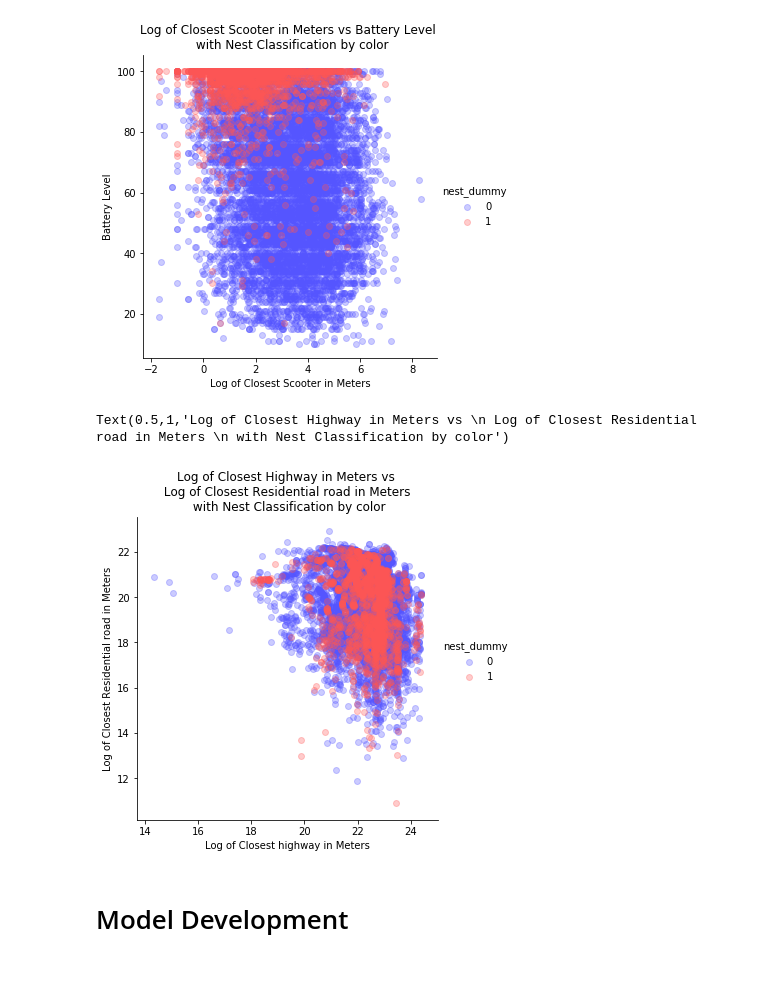
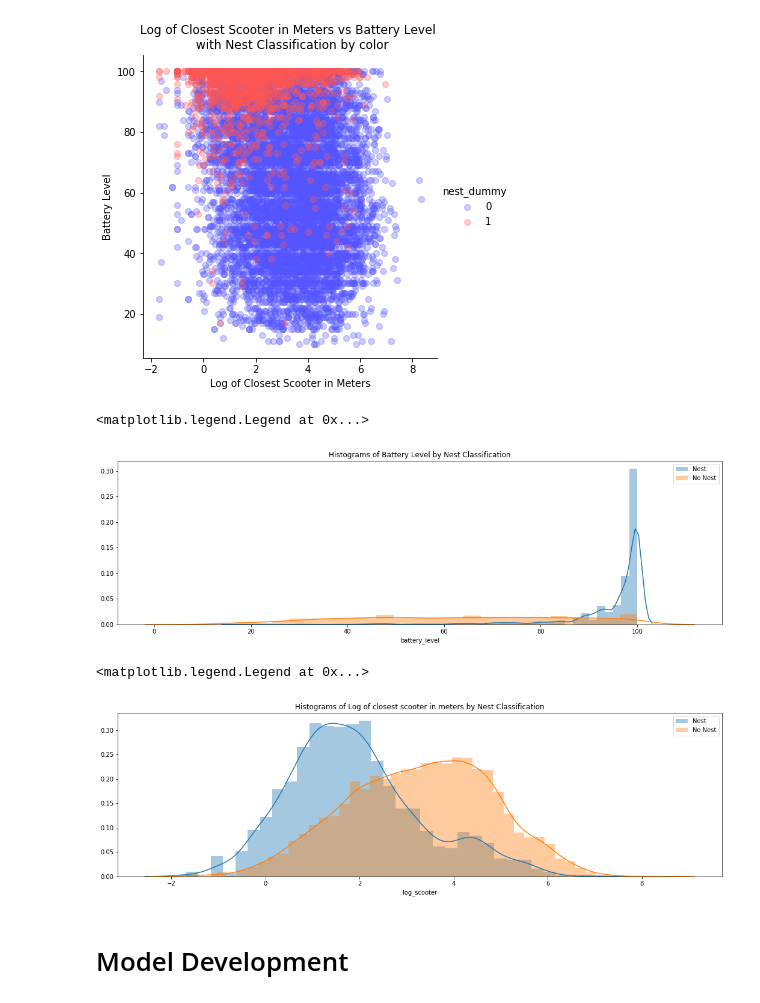
Before and after one commit to perryrjohnson/Bird_DS, a Jupyter notebook: Visualizations/external_notebook.ipynb, the cells around one changed output. Cells and saved outputs as stored; diff of their text form; code cells hidden in the pictures; blank space fills up the shorter version.

```diff
--- a/Visualizations/external_notebook.ipynb
+++ b/Visualizations/external_notebook.ipynb
@@ -283,19 +291,35 @@ plt.title('Log of Closest Scooter in Meters vs Battery Level \n with Nest Classi
 # %% [output]
 Text(0.5,1,'Log of Closest Scooter in Meters vs Battery Level \n with Nest Classification by color')
 [figure]
-# %%
-sns.lmplot(x = 'log_highway', y = 'log_residential',
-           data = data,
-           hue = "nest_dummy",
-           palette="seismic",
-           scatter_kws={'alpha':0.3},
-           fit_reg = False)
-plt.xlabel('Log of Closest highway in Meters')
-plt.ylabel('Log of Closest Residential road in Meters')
-plt.title('Log of Closest Highway in Meters vs \n Log of Closest Residential road in Meters \n with Nest Classification by color')
-# %% [output]
-Text(0.5,1,'Log of Closest Highway in Meters vs \n Log of Closest Residential road in Meters \n with Nest Classification by color')
-[figure, removed]
+# %%
+fig, (ax15) = plt.subplots(1, 1, figsize=(18, 5))
+
+nest = data['battery_level'][data['nest_dummy'] == 1]
+no_nest = data['battery_level'][data['nest_dummy'] == 0]
+
+sns.distplot(nest, label='Nest')
+sns.distplot(no_nest, label='No Nest')
+
+
+plt.title('Histograms of Battery Level by Nest Classification')
+plt.legend()
+# %% [output]
+<matplotlib.legend.Legend at 0x...>
+[figure, added]
+# %%
+fig, (ax15) = plt.subplots(1, 1, figsize=(18, 5))
+
+nest = data['log_scooter'][data['nest_dummy'] == 1]
+no_nest = data['log_scooter'][data['nest_dummy'] == 0]
+
+sns.distplot(nest, label='Nest')
+sns.distplot(no_nest, label='No Nest')
+
+plt.title('Histograms of Log of closest scooter in meters by Nest Classification')
+plt.legend()
+# %% [output]
+<matplotlib.legend.Legend at 0x...>
+[figure, added]
 # %% [markdown]
 # Model Development
 # %%
```
Also changed, not shown: parts of 4 cells of this notebook.
